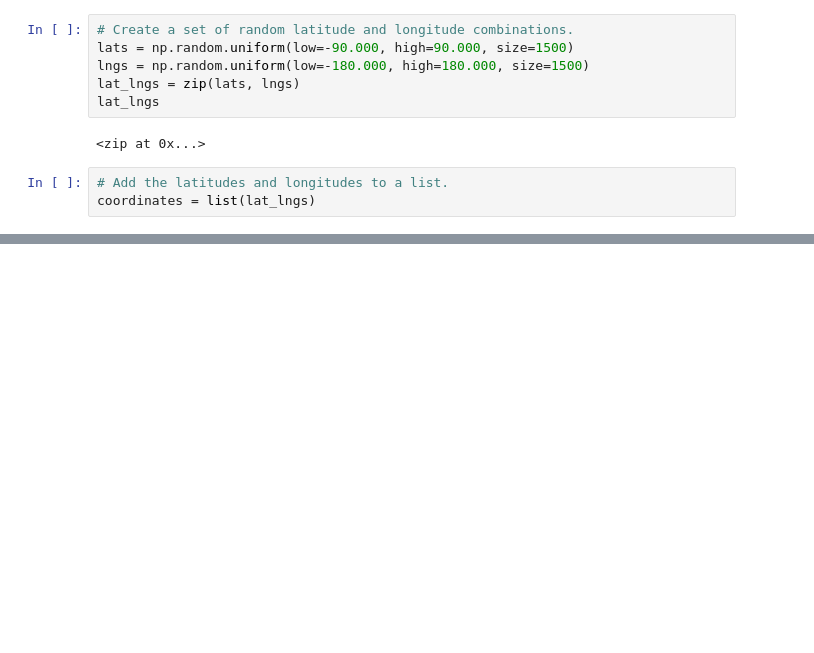
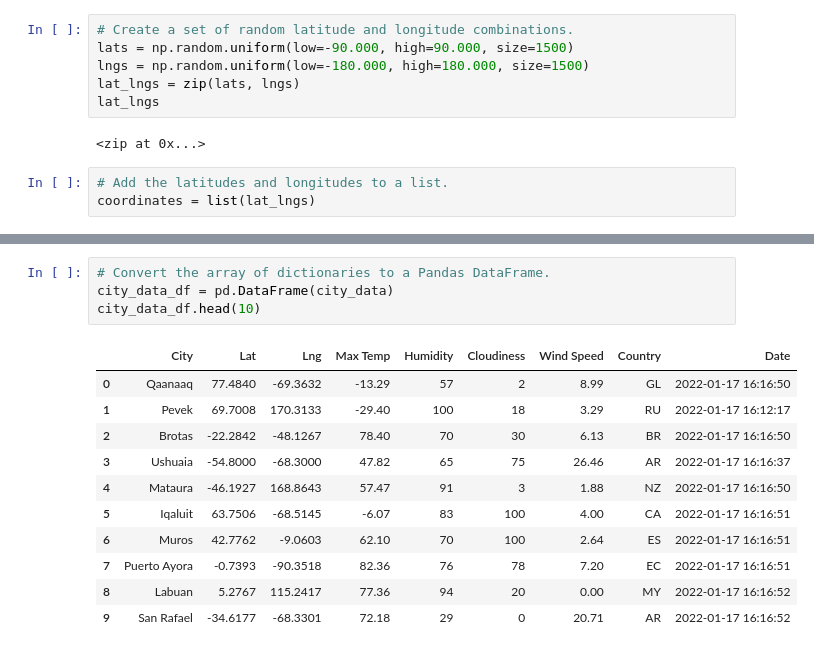
Before and after one commit to RGK73/World_Weather_Analysis, a Jupyter notebook: WeatherPy.ipynb, the cells around one changed output, grey strips where cells are left out. Cells and saved outputs as stored; diff of their text form; blank space fills up the shorter version.

```diff
--- a/WeatherPy.ipynb
+++ b/WeatherPy.ipynb
@@ -32,0 +145,16 @@ len(cities)
+# %%
+# Convert the array of dictionaries to a Pandas DataFrame.
+city_data_df = pd.DataFrame(city_data)
+city_data_df.head(10)
+# %% [output]
+|  | City | Lat | Lng | Max Temp | Humidity | Cloudiness | Wind Speed | Country | Date |
+| 0 | Qaanaaq | 77.4840 | -69.3632 | -13.29 | 57 | 2 | 8.99 | GL | 2022-01-17 16:16:50 |
+| 1 | Pevek | 69.7008 | 170.3133 | -29.40 | 100 | 18 | 3.29 | RU | 2022-01-17 16:12:17 |
+| 2 | Brotas | -22.2842 | -48.1267 | 78.40 | 70 | 30 | 6.13 | BR | 2022-01-17 16:16:50 |
+| 3 | Ushuaia | -54.8000 | -68.3000 | 47.82 | 65 | 75 | 26.46 | AR | 2022-01-17 16:16:37 |
+| 4 | Mataura | -46.1927 | 168.8643 | 57.47 | 91 | 3 | 1.88 | NZ | 2022-01-17 16:16:50 |
+| 5 | Iqaluit | 63.7506 | -68.5145 | -6.07 | 83 | 100 | 4.00 | CA | 2022-01-17 16:16:51 |
+| 6 | Muros | 42.7762 | -9.0603 | 62.10 | 70 | 100 | 2.64 | ES | 2022-01-17 16:16:51 |
+| 7 | Puerto Ayora | -0.7393 | -90.3518 | 82.36 | 76 | 78 | 7.20 | EC | 2022-01-17 16:16:51 |
+| 8 | Labuan | 5.2767 | 115.2417 | 77.36 | 94 | 20 | 0.00 | MY | 2022-01-17 16:16:52 |
+| 9 | San Rafael | -34.6177 | -68.3301 | 72.18 | 29 | 0 | 20.71 | AR | 2022-01-17 16:16:52 |
```
Also changed, not shown: parts of 8 cells of this notebook, 4 other files.
